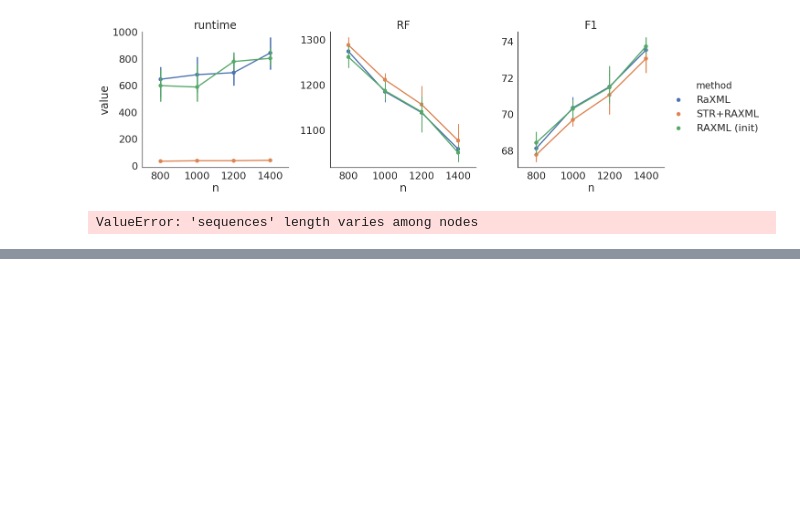
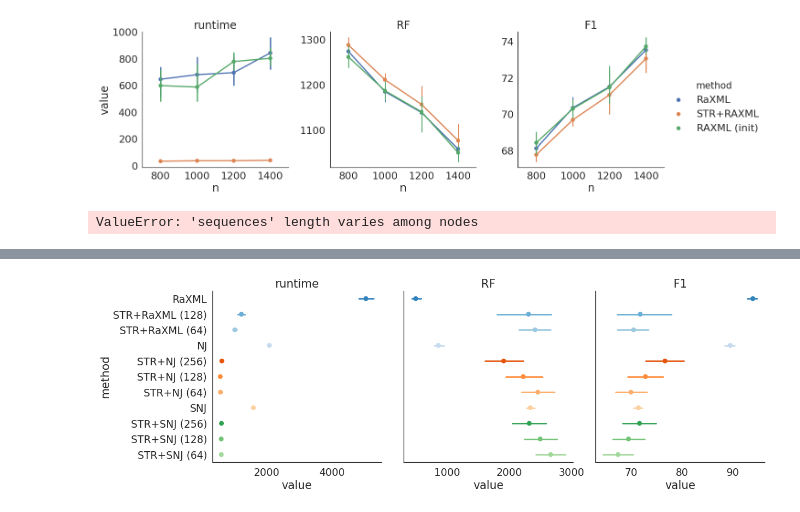
Before and after one commit to NoahAmsel/spectral-tree-inference, a Jupyter notebook: experiments/summarize_experiments.ipynb, the cells around one changed output, grey strips where cells are left out. Cells and saved outputs as stored; diff of their text form; code cells hidden in the pictures; blank space fills up the shorter version.

Commit message:
Added test for Kim tree

```diff
--- a/experiments/summarize_experiments.ipynb
+++ b/experiments/summarize_experiments.ipynb
@@ -373,0 +464,8 @@ ValueError: 'sequences' length varies among nodes
+# %%
+# results
+import glob
+
+res_csv = glob.glob("/gpfs/ysm/project/kleinstein/mw957/repos/spectral-tree-inference/experiments/results/kim_*")
+# %%
+metrics, summarized = summarize_perf(res_csv)
+summarized
@@ -373,0 +487,18 @@ ValueError: 'sequences' length varies among nodes
+# %%
+cmap = cm.get_cmap("tab20c", 20)
+colors = [cmap(i) for i in range(11)]
+ordering = ["RaXML",  "STR+RaXML (128)", "STR+RaXML (64)",  # "STR+RaXML (256)",
+                        "NJ", "STR+NJ (256)", "STR+NJ (128)", "STR+NJ (64)",
+                        "SNJ", "STR+SNJ (256)", "STR+SNJ (128)", "STR+SNJ (64)"]
+color_dict = dict(zip(ordering, colors))
+
+metrics_long = pd.melt(metrics, id_vars = ["method"], var_name = "performance")
+sns.set(style = "white", font_scale = 1.7)
+g = sns.catplot(data = metrics_long, x = "value", y = "method", hue = "method",
+                order = ordering,
+           col = "performance", legend = True, kind = "point", sharey = True, sharex = False, height = 6,
+               palette = color_dict).set_titles("{col_name}")
+g = g._legend.remove()
+g
+# %% [output]
+[figure, added]
```
Also changed, not shown: parts of 9 cells of this notebook, 5 other files.
